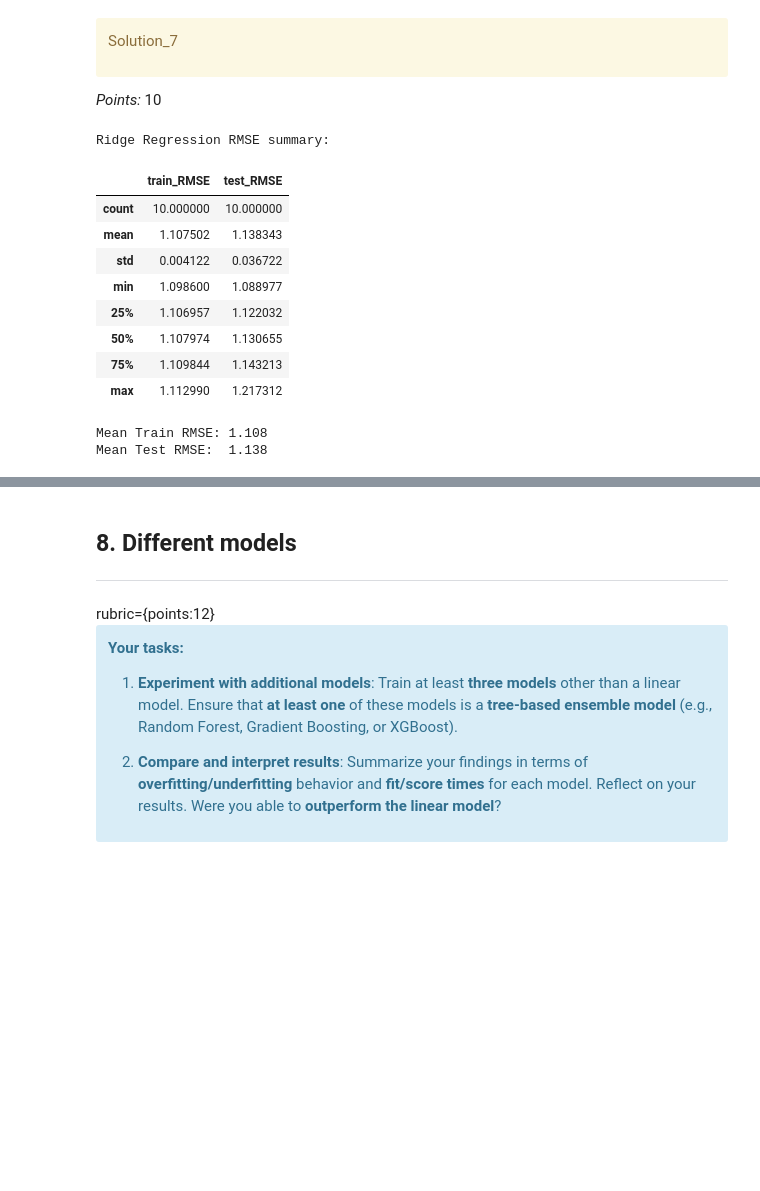
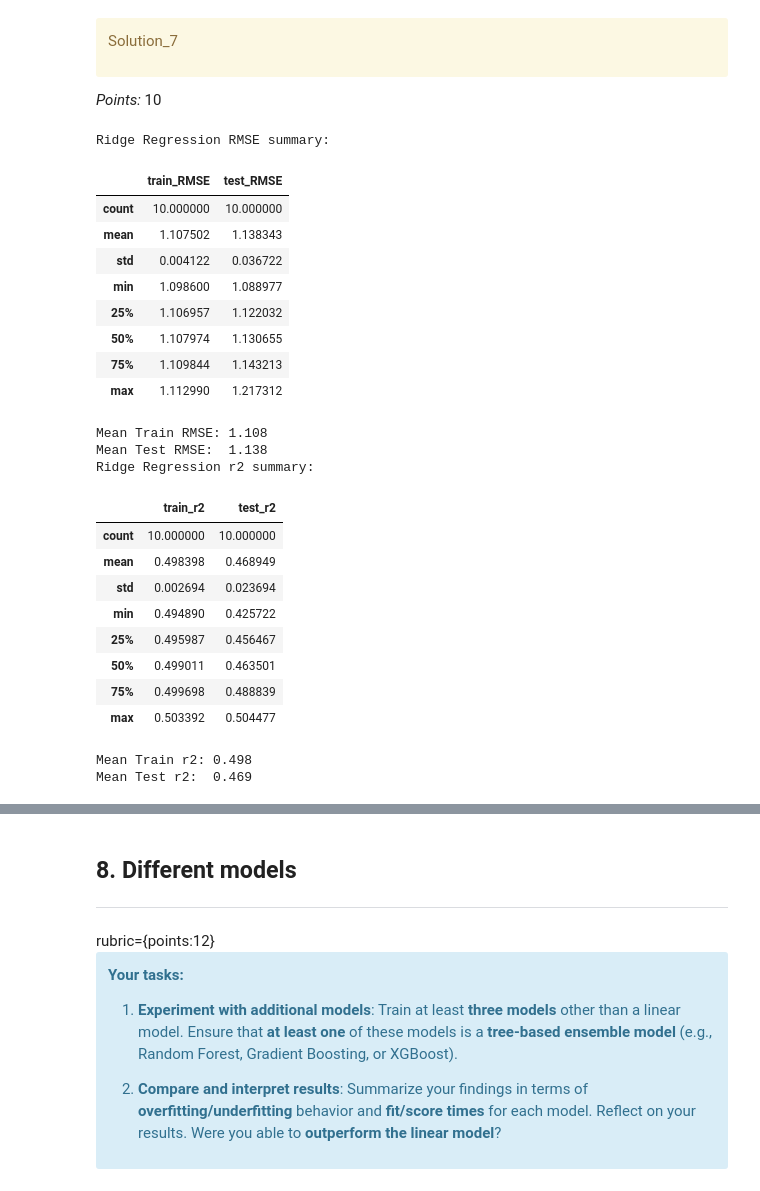
Before and after one commit to janayee-c/cpsc330-hw5, a Jupyter notebook: hw5.ipynb, the cells around one changed output, grey strips where cells are left out. Cells and saved outputs as stored; diff of their text form; code cells hidden in the pictures; blank space fills up the shorter version.

```diff
--- a/hw5.ipynb
+++ b/hw5.ipynb
@@ -844,13 +877,17 @@ _Points:_ 10
 # %%
 from sklearn.pipeline import make_pipeline
 from sklearn.linear_model import Ridge
-from sklearn.model_selection import cross_validate
+from sklearn.model_selection import cross_validate, GridSearchCV
 import pandas as pd
 import numpy as np
 
-
-scoring = {"RMSE": "neg_root_mean_squared_error"}
-
+scoring = {
+    "r2": "r2",
+    "mape_scorer": mape_scorer, # custom scorer from lecture
+    "sklearn MAPE": "neg_mean_absolute_percentage_error",
+    "RMSE": "neg_root_mean_squared_error",
+    "MSE": "neg_mean_squared_error",
+}
 
 ridge_pipe = make_pipeline(preprocessor, Ridge())
 
@@ -859,34 +896,49 @@ ridge_results = pd.DataFrame(
     cross_validate(
         ridge_pipe,
         X_train, y_train,
         cv=10,
         scoring=scoring,
         return_train_score=True
     )
 )
 
-
 ridge_results["train_RMSE"] = -ridge_results["train_RMSE"]
 ridge_results["test_RMSE"] = -ridge_results["test_RMSE"]
 
 
 print("Ridge Regression RMSE summary:")
 display(ridge_results[["train_RMSE", "test_RMSE"]].describe())
-
-=
 print(f"Mean Train RMSE: {ridge_results['train_RMSE'].mean():.3f}")
 print(f"Mean Test RMSE:  {ridge_results['test_RMSE'].mean():.3f}")
+
+
+print("Ridge Regression r2 summary:")
+display(ridge_results[["train_r2", "test_r2"]].describe())
+print(f"Mean Train r2: {ridge_results['train_r2'].mean():.3f}")
+print(f"Mean Test r2:  {ridge_results['test_r2'].mean():.3f}")
 # %% [output]
 Ridge Regression RMSE summary:
 |  | train_RMSE | test_RMSE |
 | count | 10.000000 | 10.000000 |
 | mean | 1.107502 | 1.138343 |
 | std | 0.004122 | 0.036722 |
 | min | 1.098600 | 1.088977 |
 | 25% | 1.106957 | 1.122032 |
 | 50% | 1.107974 | 1.130655 |
 | 75% | 1.109844 | 1.143213 |
 | max | 1.112990 | 1.217312 |
 Mean Train RMSE: 1.108
 Mean Test RMSE:  1.138
+Ridge Regression r2 summary:
+|  | train_r2 | test_r2 |
+| count | 10.000000 | 10.000000 |
+| mean | 0.498398 | 0.468949 |
+| std | 0.002694 | 0.023694 |
+| min | 0.494890 | 0.425722 |
+| 25% | 0.495987 | 0.456467 |
+| 50% | 0.499011 | 0.463501 |
+| 75% | 0.499698 | 0.488839 |
+| max | 0.503392 | 0.504477 |
+Mean Train r2: 0.498
+Mean Test r2:  0.469
 # %%
```
Also changed, not shown: parts of 53 cells of this notebook, 5 other files.
